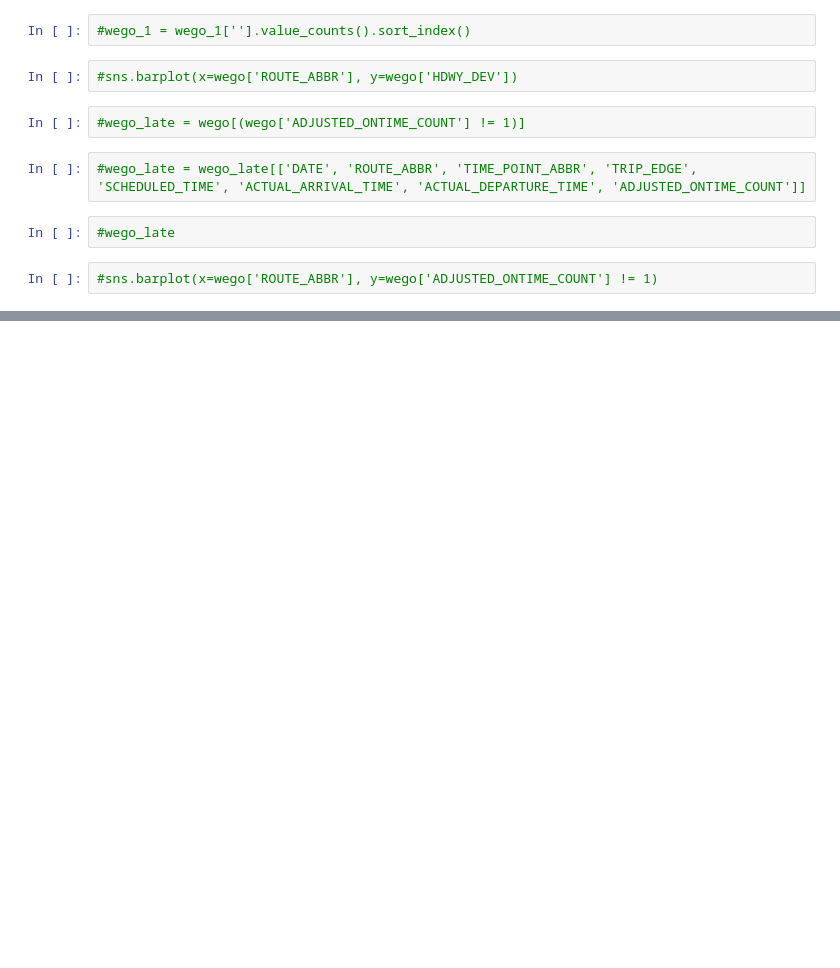
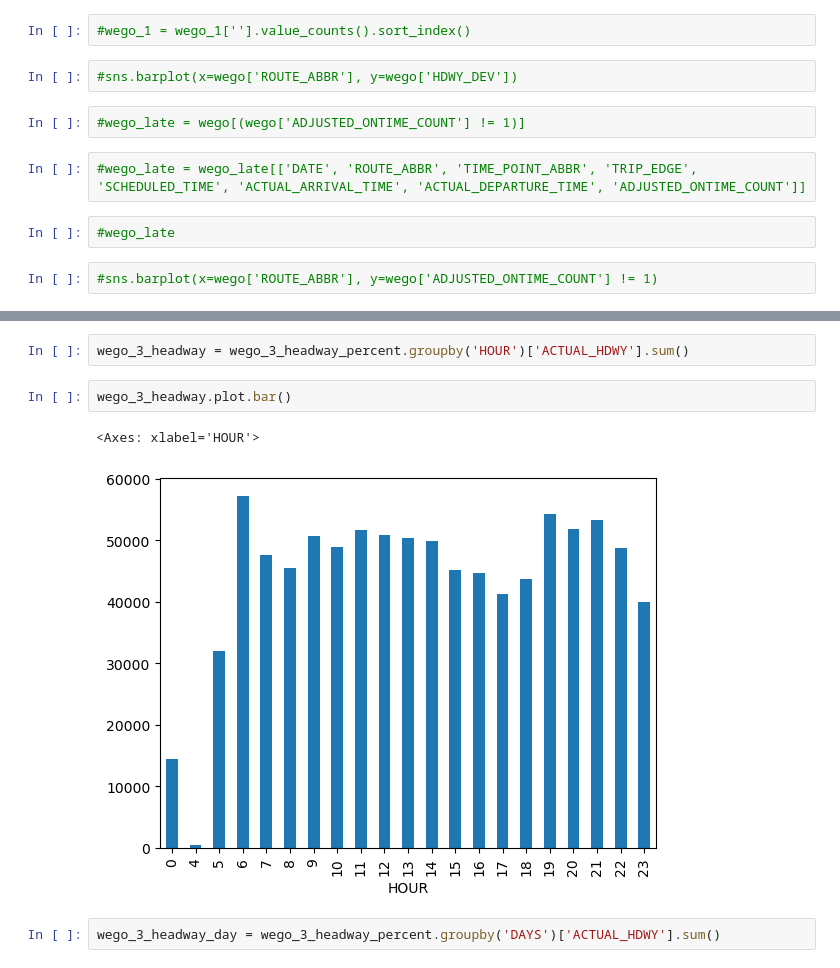
Before and after one commit to NSS-Data-Analytics-Cohort-12/wego-python-da12-javascript-express, a Jupyter notebook: notebooks/wego_project_gt.ipynb, the cells around one changed output, grey strips where cells are left out. Saved outputs shown, nothing was run; the diff lists cells and outputs as text; blank space fills up the shorter version.

```diff
--- a/notebooks/wego_project_gt.ipynb
+++ b/notebooks/wego_project_gt.ipynb
@@ -204,0 +557,9 @@ wego_1
+# %%
+wego_3_headway = wego_3_headway_percent.groupby('HOUR')['ACTUAL_HDWY'].sum()
+# %%
+wego_3_headway.plot.bar()
+# %% [output]
+<Axes: xlabel='HOUR'>
+[figure, added]
+# %%
+wego_3_headway_day = wego_3_headway_percent.groupby('DAYS')['ACTUAL_HDWY'].sum()
```
Also changed, not shown: parts of 73 cells of this notebook.
